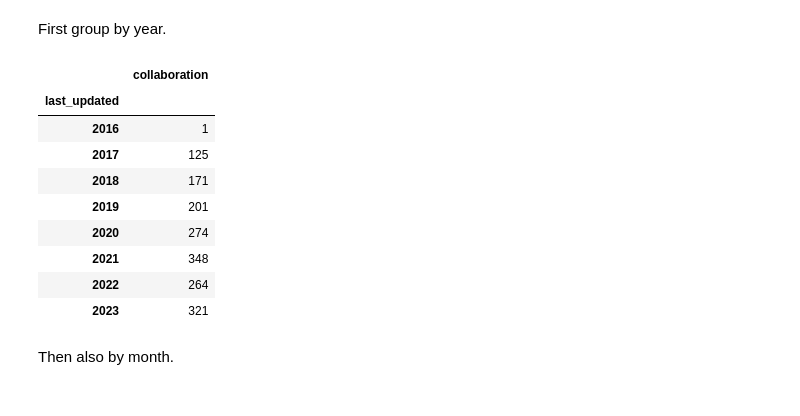
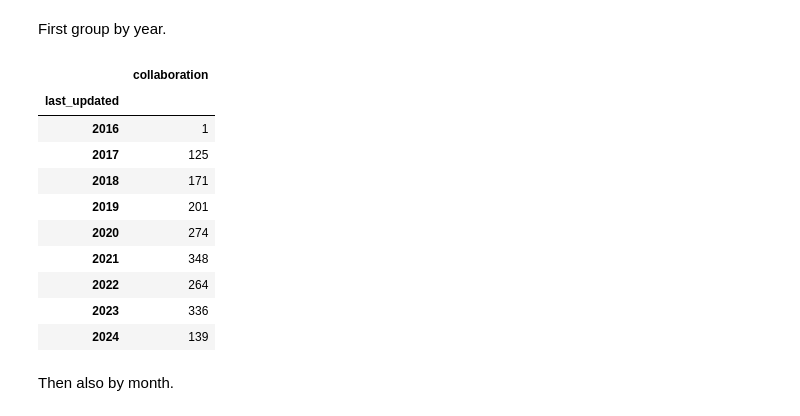
Before and after one commit to HEPData/miscellaneous, a Jupyter notebook: notebooks/plot_submissions_with_date.ipynb, the cells around one changed output. Cells and saved outputs as stored; diff of their text form; code cells hidden in the pictures.

```diff
--- a/notebooks/plot_submissions_with_date.ipynb
+++ b/notebooks/plot_submissions_with_date.ipynb
@@ -8,7 +8,7 @@ import seaborn as sns
 sns.set_theme(style='whitegrid')
 %matplotlib inline
 # %%
-date = '2023-12-01'
+date = '2024-06-12'
 # %%
 df = pd.read_csv('submissions_with_date_{}.csv'.format(date), index_col='last_updated',
                  usecols=['collaboration', 'last_updated'], parse_dates=True)
@@ -27,18 +27,20 @@ df = df[df.index.microsecond != 0]
 # %% [markdown]
 First group by year.
 # %%
-df.groupby(by=df.index.year).count()
+df_year = df.groupby(by=df.index.year).count()
+df_year
 # %% [output]
 |  | collaboration |
 | last_updated |  |
 | 2016 | 1 |
 | 2017 | 125 |
 | 2018 | 171 |
 | 2019 | 201 |
 | 2020 | 274 |
 | 2021 | 348 |
 | 2022 | 264 |
-| 2023 | 321 |
+| 2023 | 336 |
+| 2024 | 139 |
 # %% [markdown]
 Then also by month.
 # %%
```
Also changed, not shown: parts of 7 cells of this notebook, 3 other files.
